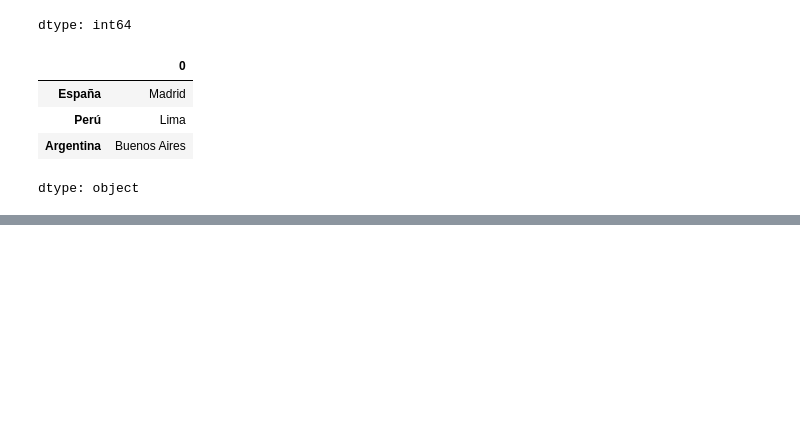
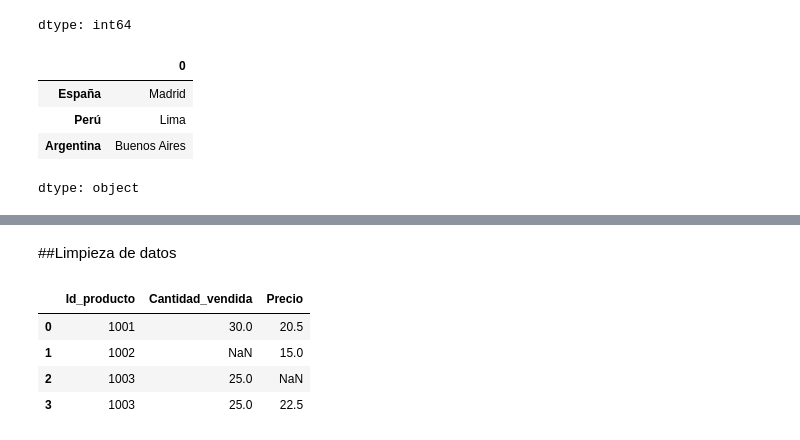
Before and after one commit to MyAppsTest/ciencia_datos_udemy_fg, a Jupyter notebook: CienciaDeDatos_con_Federico.ipynb, the cells around one changed output, grey strips where cells are left out. Drawn from its saved outputs; the diff is of its cells as text; code cells hidden in the pictures; blank space fills up the shorter version.

```diff
--- a/CienciaDeDatos_con_Federico.ipynb
+++ b/CienciaDeDatos_con_Federico.ipynb
@@ -160,0 +208,2 @@ dtype: object
+# %% [markdown]
+##Limpieza de datos
@@ -160,0 +212,14 @@ dtype: object
+# %%
+data = {"Id_producto": [1001,1002,1003,1003],
+        "Cantidad_vendida": [30, None, 25,25],
+        "Precio": [20.5,15.0,None,22.5]}
+# %%
+df = pd.DataFrame(data)
+# %%
+df
+# %% [output]
+|  | Id_producto | Cantidad_vendida | Precio |
+| 0 | 1001 | 30.0 | 20.5 |
+| 1 | 1002 | NaN | 15.0 |
+| 2 | 1003 | 25.0 | NaN |
+| 3 | 1003 | 25.0 | 22.5 |
```
Also changed, not shown: parts of 17 cells of this notebook.
